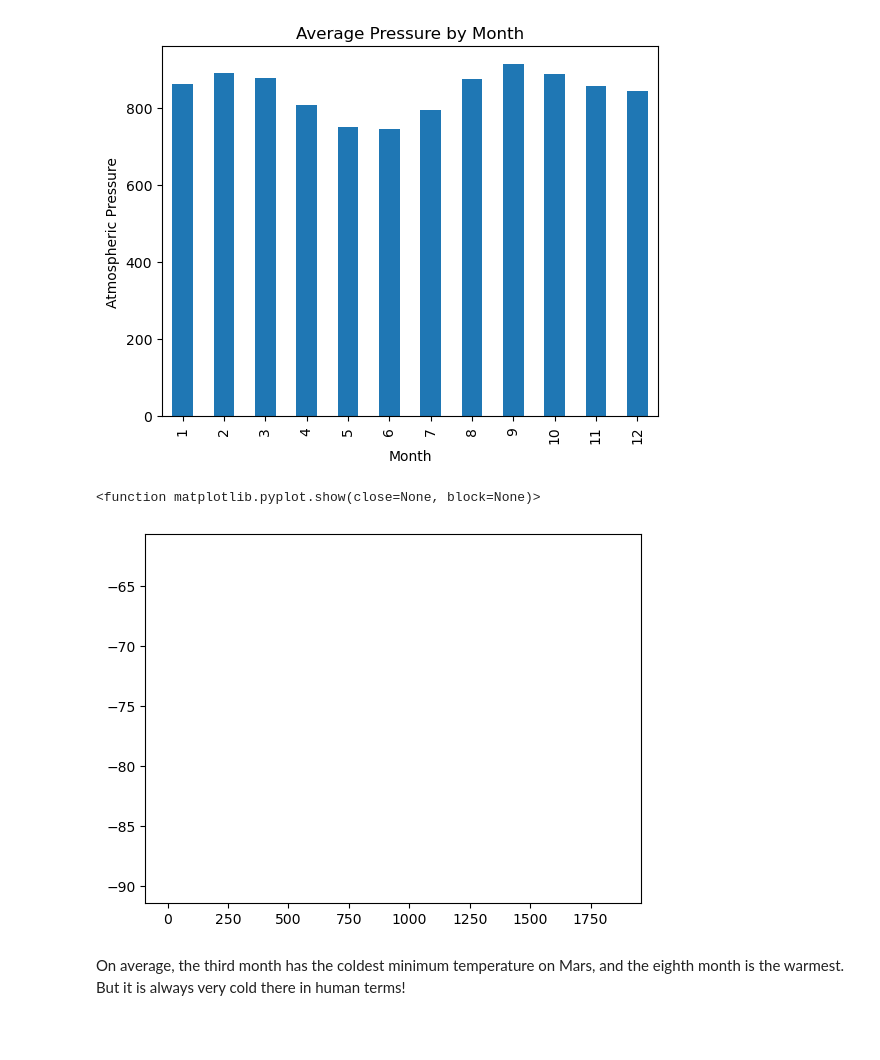
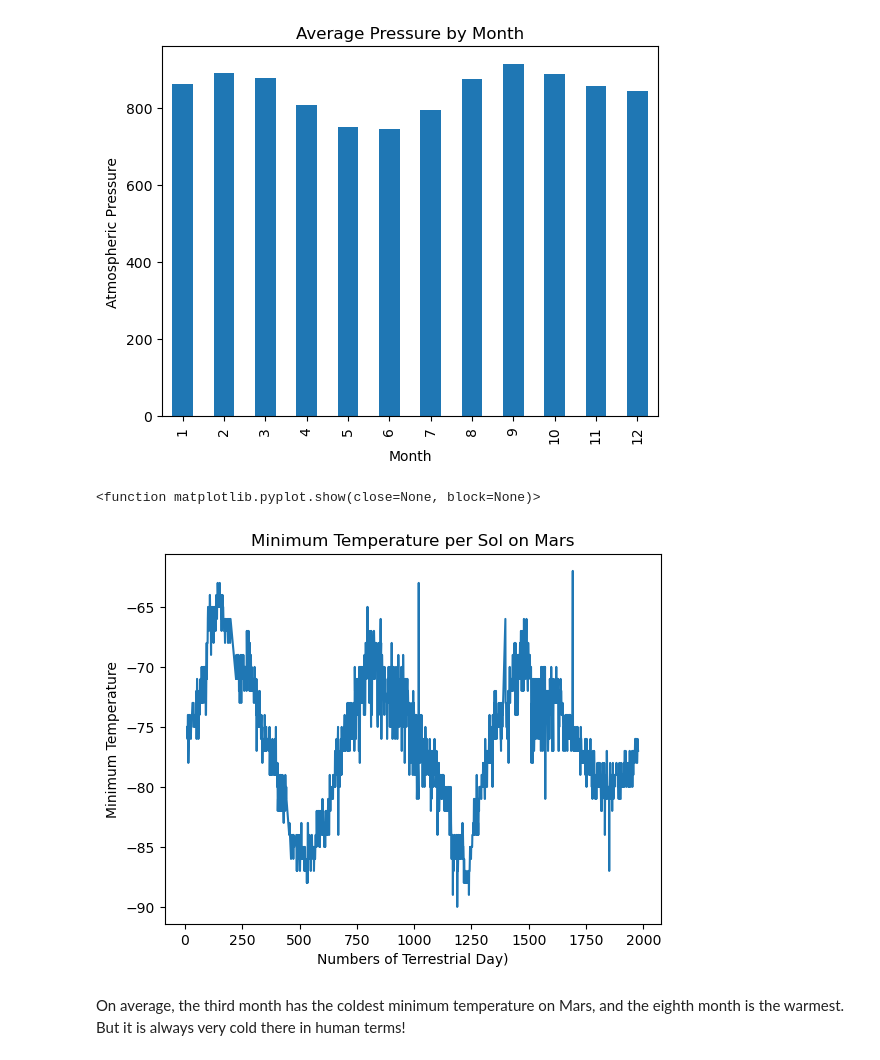
Before and after one commit to Lians03/DataCollection-challenge, a Jupyter notebook: part_2_mars_weather.ipynb, the cells around one changed output. Drawn from its saved outputs; the diff is of its cells as text; code cells hidden in the pictures; blank space fills up the shorter version.

```diff
--- a/part_2_mars_weather.ipynb
+++ b/part_2_mars_weather.ipynb
@@ -263,13 +263,14 @@ avg_pressure.plot(kind = 'bar', title = 'Average Pressure by Month',
 [figure]
 # %%
 # 5. How many terrestrial (earth) days are there in a Martian year?
-earth_day = new_table.groupby('terrestrial_date')['min_temp']
-
-earth_day.plot(kind = 'line')
+plt.plot(new_table['sol'], new_table['min_temp'], label='Minimum Temperature', linestyle='-')
+plt.title('Minimum Temperature per Sol on Mars')
+plt.xlabel('Numbers of Terrestrial Day)')
+plt.ylabel('Minimum Temperature')
 plt.show
 # %% [output]
 <function matplotlib.pyplot.show(close=None, block=None)>
-[figure, old version]
+[figure, new version]
 # %% [markdown]
 On average, the third month has the coldest minimum temperature on Mars, and the eighth month is the warmest. But it is always very cold there in human terms!
 # %% [markdown]
```
Also changed, not shown: parts of 1 cell of this notebook, 1 other file.
